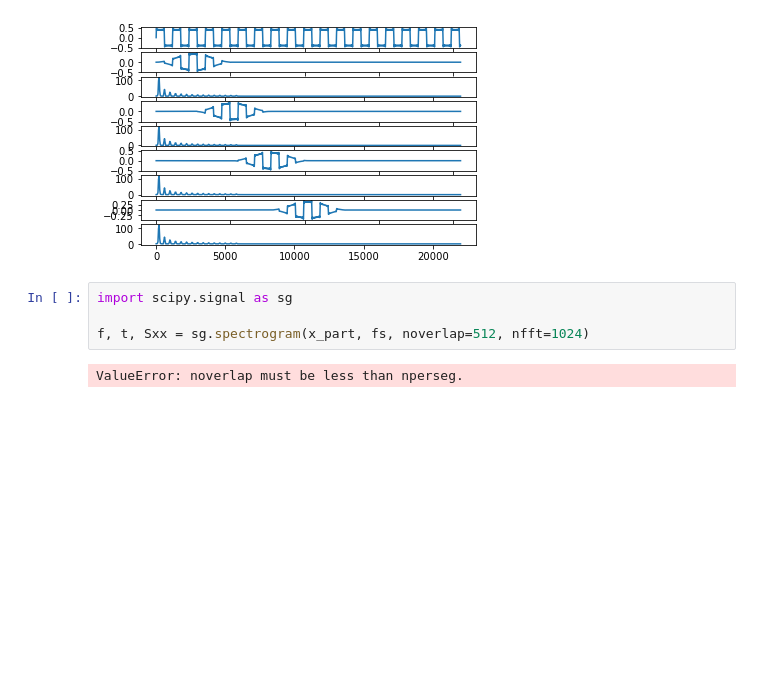
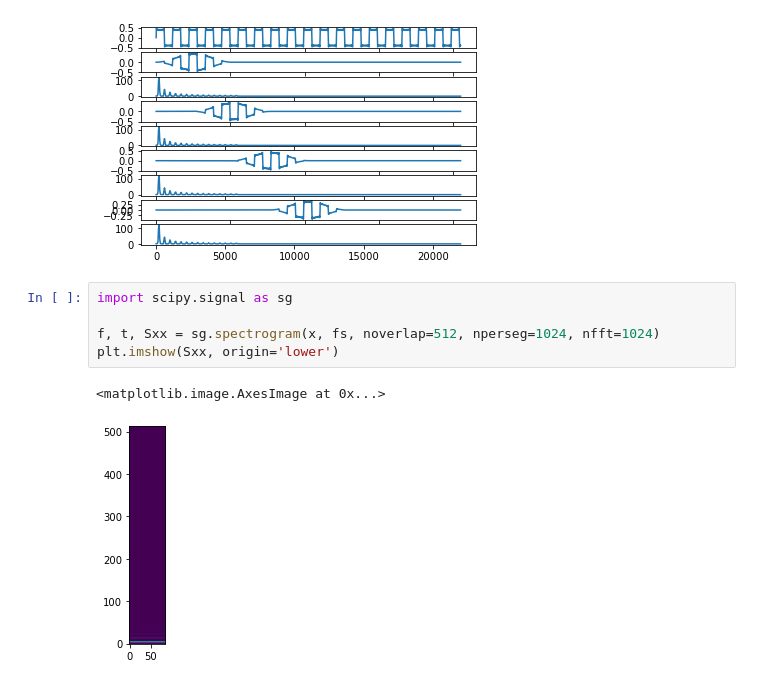
Before and after one commit to maximoskp/MSc_LangTech_NKUA_DSP, a Jupyter notebook: 2_fft_filters_db.ipynb, the cells around one changed output. Cells and saved outputs as stored; diff of their text form; blank space fills up the shorter version.

Commit message:
Spectrogram fixed no1

```diff
--- a/2_fft_filters_db.ipynb
+++ b/2_fft_filters_db.ipynb
@@ -117,6 +117,8 @@ for i in range(4):
 # %%
 import scipy.signal as sg
 
-f, t, Sxx = sg.spectrogram(x_part, fs, noverlap=512, nfft=1024)
+f, t, Sxx = sg.spectrogram(x, fs, noverlap=512, nperseg=1024, nfft=1024)
+plt.imshow(Sxx, origin='lower')
 # %% [output]
-ValueError: noverlap must be less than nperseg.
+<matplotlib.image.AxesImage at 0x...>
+[figure, added]
```
Also changed, not shown: 1 other file.
